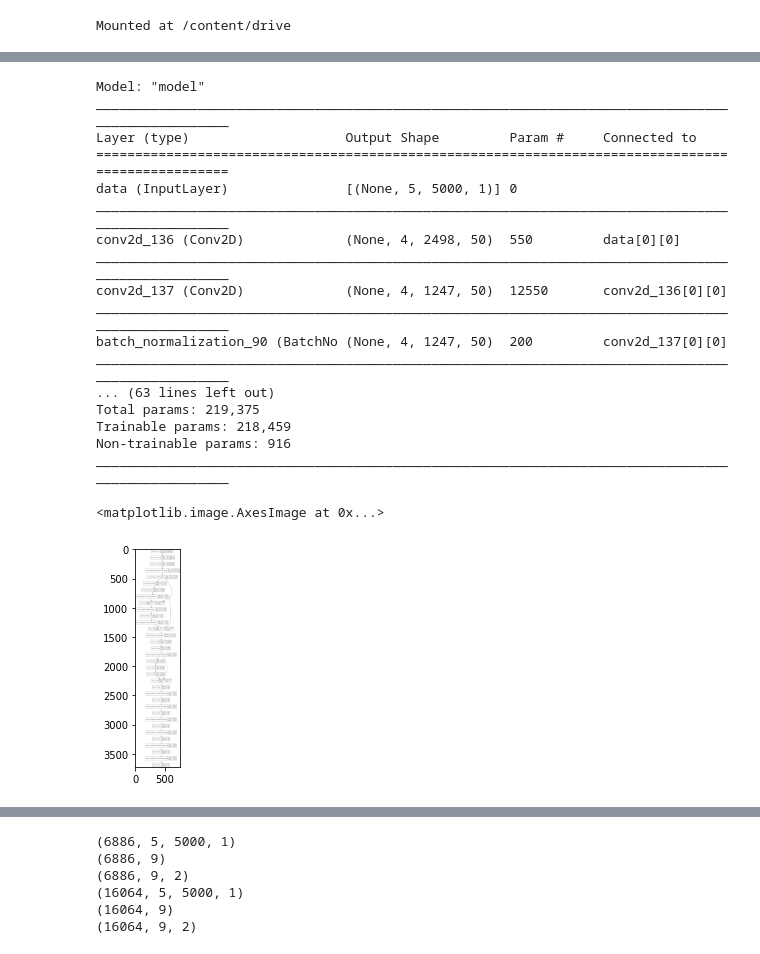
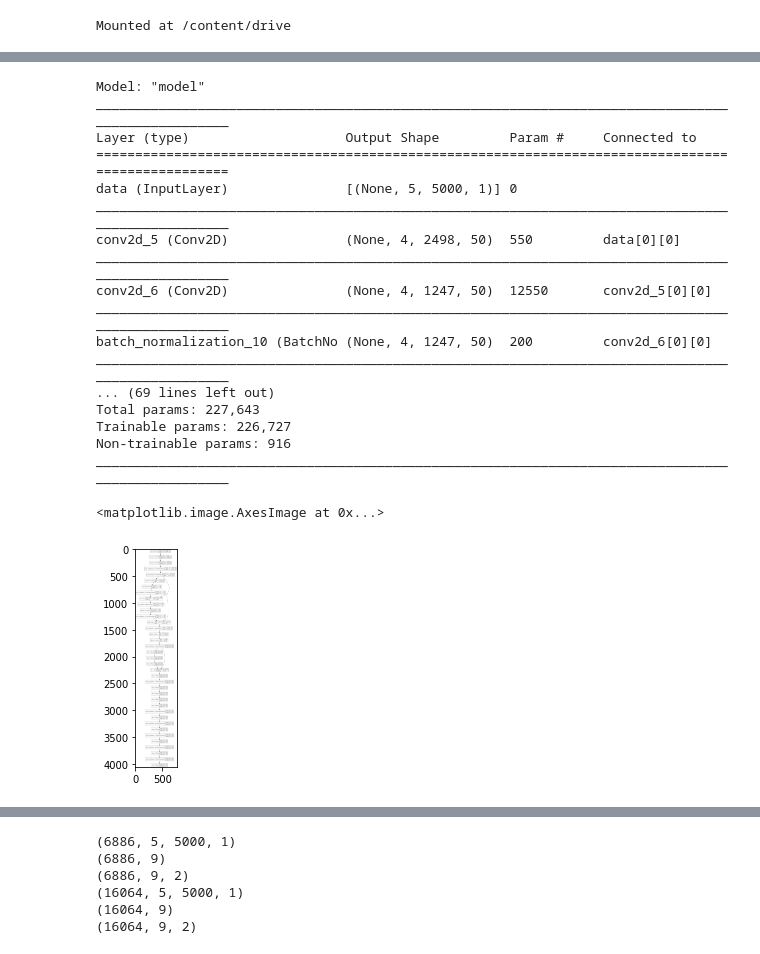
Before and after one commit to Ashraf-Saleh/Fault-Detect, a Jupyter notebook: Fault_Detect.ipynb, the cells around one changed output, grey strips where cells are left out. Cells and saved outputs as stored; diff of their text form; code cells hidden in the pictures.

Commit message:
More deep - Batch Norm - Res Net (4)

```diff
--- a/Fault_Detect.ipynb
+++ b/Fault_Detect.ipynb
@@ -135,6 +135,9 @@ block_6_output = layers.add([x, block_5_output])
 x = layers.Dense(58, activation="relu")(block_6_output)
 x = layers.BatchNormalization()(x)
 x = layers.Dense(52, activation="relu")(x)
+x = layers.Dense(52, activation="relu")(x)
+x = layers.Dense(52, activation="relu")(x)
+x = layers.Dense(52, activation="relu")(x)
 x = layers.BatchNormalization()(x)
 x = layers.Dense(46, activation="relu")(x)
 x = layers.BatchNormalization()(x)
@@ -153,40 +156,40 @@ x = layers.Dense(32, activation="relu")(x)
 block_8_output = layers.add([x, block_7_output])
 x = layers.Dense(16, activation="relu")(block_7_output)
 x = layers.BatchNormalization()(x)
 #block_5_output = layers.add([x, block_4_output])
 
 #x = block_5_output
 #x = layers.Dropout(0.5)(x)
 outputs = layers.Dense(Train_Y.shape[1], activation='softmax')(x)
 
 
 model = keras.Model(inputs, outputs, name="model")
 
 model.compile(optimizer='adam', loss='CategoricalCrossentropy', metrics=['accuracy'])
 
 model.summary()
 plot_model(model, to_file='/content/drive/My Drive/Colab_Data/Fault_Detect/model.png',show_shapes=True)
 plt.imshow(mpimg.imread('/content/drive/My Drive/Colab_Data/Fault_Detect/model.png'))
 # %% [output]
 Model: "model"
 __________________________________________________________________________________________________
 Layer (type)                    Output Shape         Param #     Connected to
 ==================================================================================================
 data (InputLayer)               [(None, 5, 5000, 1)] 0
 __________________________________________________________________________________________________
-conv2d_136 (Conv2D)             (None, 4, 2498, 50)  550         data[0][0]
+conv2d_5 (Conv2D)               (None, 4, 2498, 50)  550         data[0][0]
 __________________________________________________________________________________________________
-conv2d_137 (Conv2D)             (None, 4, 1247, 50)  12550       conv2d_136[0][0]
+conv2d_6 (Conv2D)               (None, 4, 1247, 50)  12550       conv2d_5[0][0]
 __________________________________________________________________________________________________
-batch_normalization_90 (BatchNo (None, 4, 1247, 50)  200         conv2d_137[0][0]
+batch_normalization_10 (BatchNo (None, 4, 1247, 50)  200         conv2d_6[0][0]
 __________________________________________________________________________________________________
-... (63 lines left out)
-Total params: 219,375
-Trainable params: 218,459
+... (69 lines left out)
+Total params: 227,643
+Trainable params: 226,727
 Non-trainable params: 916
 __________________________________________________________________________________________________
 <matplotlib.image.AxesImage at 0x...>
-[figure, old version]
+[figure, new version]
 # %%
 history = model.fit(Train_X, Train_Y, epochs=1000,batch_size = 50, verbose=2)#, validation_data=(Vald_X,Vald_Y))
 # %% [output]
```
Also changed, not shown: parts of 3 cells of this notebook.
